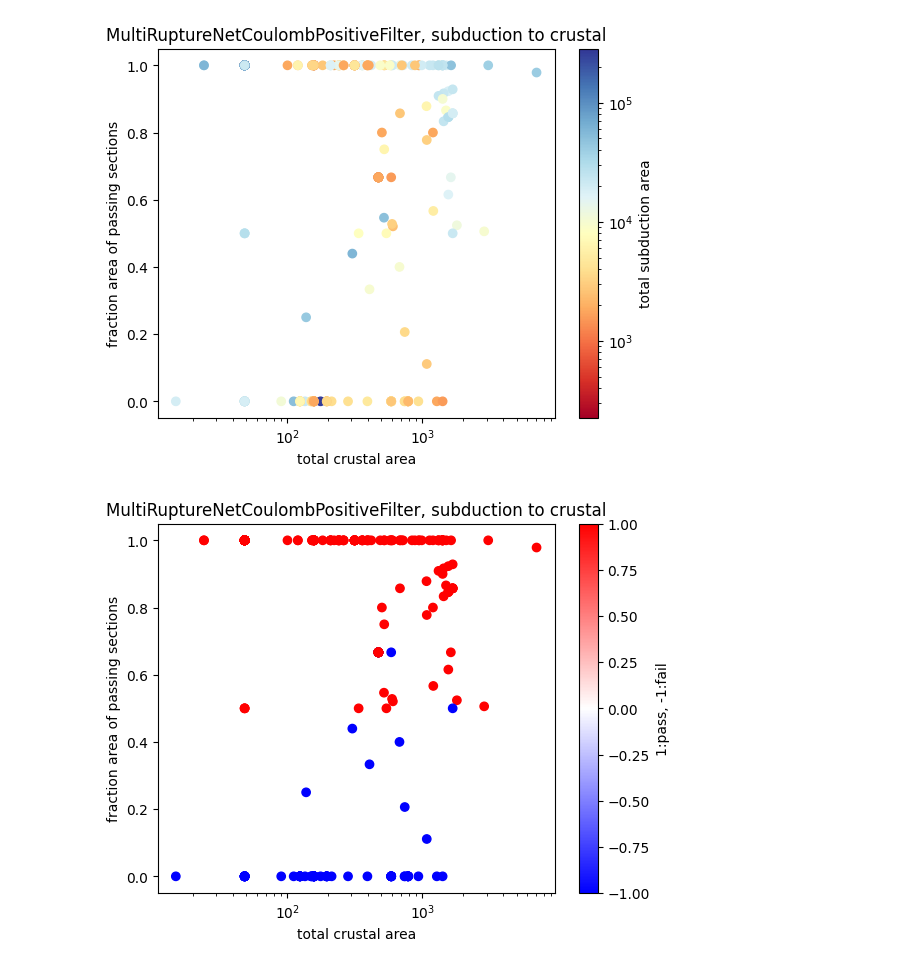
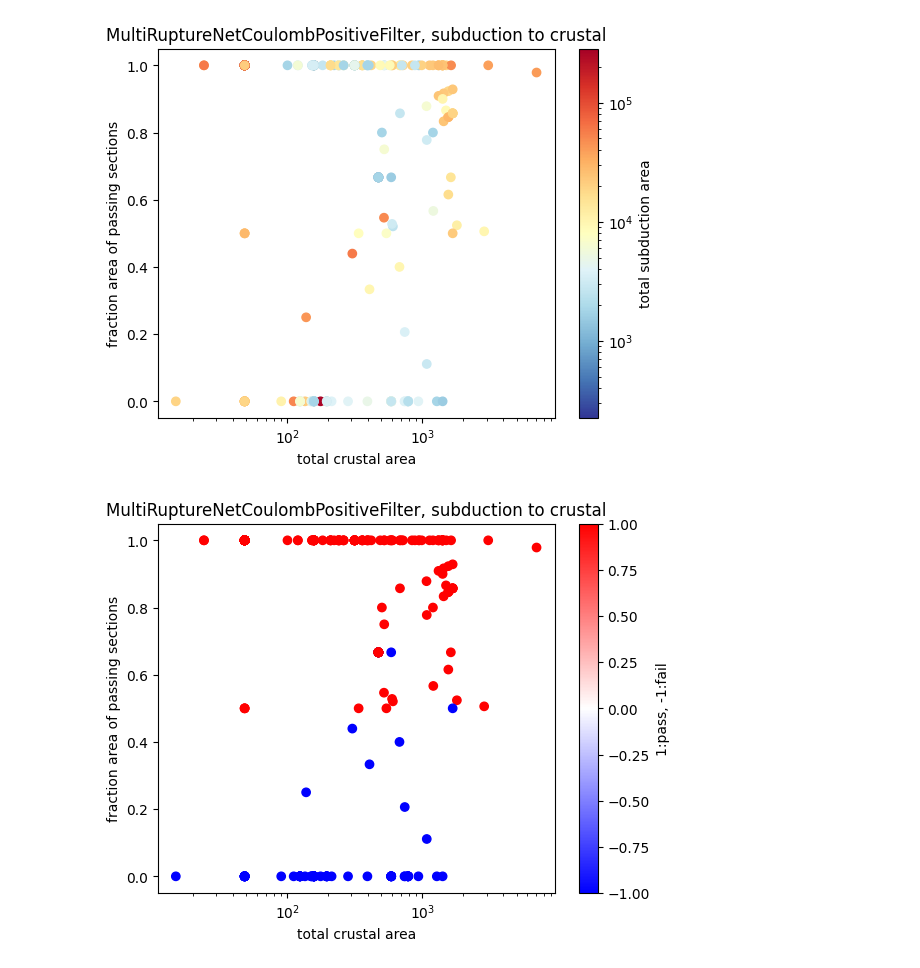
Before and after one commit to voj/science-playground, a Jupyter notebook: WORKDIR/coulomb-fractions.ipynb, the cells around one changed output. Drawn from its saved outputs; the diff is of its cells as text; code cells hidden in the pictures.

```diff
--- a/WORKDIR/coulomb-fractions.ipynb
+++ b/WORKDIR/coulomb-fractions.ipynb
@@ -13,29 +13,41 @@ rup_set = app.loadRupSet("rupSetBruceRundir5883.zip")
 sections = rup_set.getFaultSectionDataList()
 coulomb = app.getCoulombTester(rup_set, "stiffnessCaches")
 coulomb.setupStiffness()
-agg_calc = coulomb.filters.get(1).getAggCalc()
-threshold = coulomb.filters.get(1).getThreshold()
+filters = coulomb.getFilters()
+jumps = coulomb.getJumps(rup_set)
+
+agg_calc_1 = filters[1].getAggCalc()
+threshold_1 = filters[1].getThreshold()
+# %%
+# area calculations are expensive, we isolate them in this cell to avoid repeats
+sqk = 1.0/1000000
+
+def rupture_area(rupture):
+    return sum([s.getArea(False) * sqk for s in rupture.buildOrderedSectionList()])
+
+# total area of subduction component
+sub_areas = np.array([rupture_area(j.fromRupture) for j in jumps])
+# total area of crustal component
+cru_areas = np.array([rupture_area(j.toRupture) for j in jumps])
 # %%
 # Collect rupture stats
 
-sqk = 1.0/1000000
+# filter passes
+filter_0_passes = np.array([filters.get(0).apply(j, False).isPass() for j in jumps])
+filter_1_passes = np.array([filters.get(1).apply(j, False).isPass() for j in jumps])
 
-def rupture_stats(ruptureId):
+def filter_stats(agg_calc, threshold, ruptureId):
     sectionIds = rup_set.getSectionsIndicesForRup(ruptureId)
     rupture = [sections.get(s) for s in sectionIds]
     subduction = [s for s in rupture if "row:" in s.getSectionName()]
     crustal = [s for s in rupture if "row:" not in s.getSectionName()]
-   # print(crustal)
-
     return [
-        # total area of crustal component
-        sum([s.getArea(False) * sqk  for s in crustal]),
-        # total area of subduction component
-        sum([s.getArea(False) * sqk for s in subduction]),
         # area of passing target crustal sections
         sum([s.getArea(False) * sqk for s in crustal if agg_calc.calc(subduction, [s]) >= threshold]),
         # subduction->crustal stiffness, can be used to check if filter would pass
-        sum([agg_calc.calc(subduction, crustal) for s in crustal])
+        agg_calc.calc(subduction, crustal),
+        agg_calc.calc(crustal, subduction)
     ]
 
-stats = [rupture_stats(r) for r in range(rup_set.getNumRuptures())]
+filter_1_stats = [filter_stats(agg_calc_1, threshold_1, r) for r in range(rup_set.getNumRuptures())]
+filter_1_pass = np.array([ps for (ps, sc, cs) in filter_1_stats])
@@ -42,20 +82,18 @@ stats = [rupture_stats(r) for r in range(rup_set.getNumRuptures())]
 # %%
-x = np.array([cs for (cs, ss, ps, ok) in stats])
-y = np.array( [ps/cs for (cs, ss, ps, ok) in stats])
-values = np.array([ss for (cs, ss, ps, ok) in stats])
-plt.scatter(x, y, c=values, cmap='RdYlBu', norm=colors.LogNorm())
+y = np.divide(filter_1_pass, cru_areas) # array( [ps/cs for (cs, ss, ps, ok) in stats])
+plt.scatter(cru_areas, y, c=sub_areas, cmap='RdYlBu_r', norm=colors.LogNorm())
 plt.title("MultiRuptureNetCoulombPositiveFilter, subduction to crustal")
 plt.ylabel('fraction area of passing sections')
 #plt.yscale('log')
 plt.xlabel('total crustal area')
 plt.xscale('log')
 
 #plt.axhline(y=0.5, color='r', linestyle='-.')
 color_bar = plt.colorbar()
 color_bar.set_label("total subduction area")
 plt.show()
 # %% [output]
-[figure, old version]
+[figure, new version]
 # %%
 x = np.array([cs for (cs, ss, ps, ok) in stats])
 y = np.array([ps/cs for (cs, ss, ps, ok) in stats])
```
Also changed, not shown: parts of 4 cells of this notebook, 2 other files.
